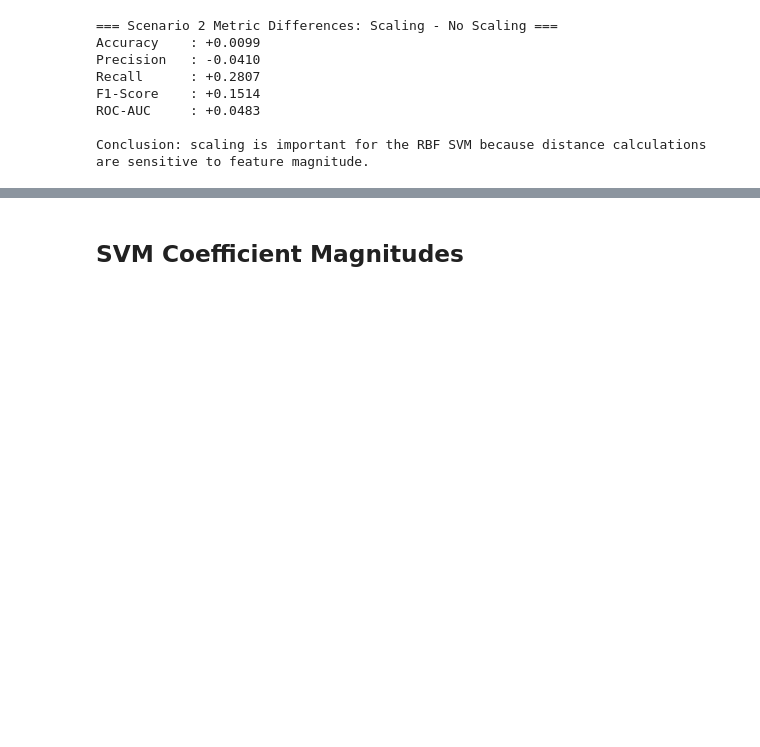
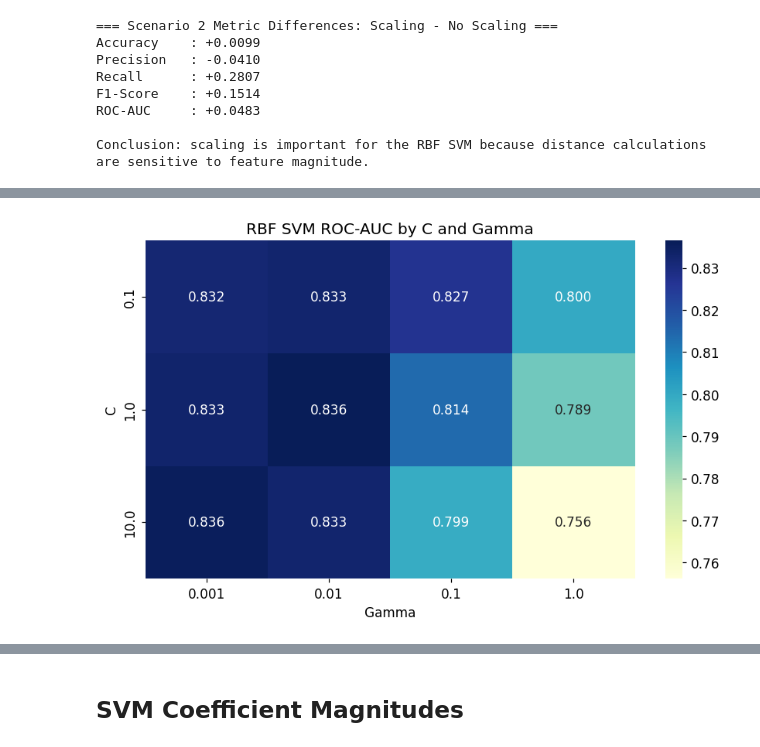
Before and after one commit to lemodoescoding/fp-ml-2026, a Jupyter notebook: svm.ipynb, the cells around one changed output, grey strips where cells are left out. Cells and saved outputs as stored; diff of their text form; code cells hidden in the pictures; blank space fills up the shorter version.

```diff
--- a/svm.ipynb
+++ b/svm.ipynb
@@ -636,0 +601,41 @@ plt.show()
+# %%
+
+rows = []
+
+for label, result in scenario_3_results.items():
+    if "rbf" not in label:
+        continue
+
+    parts = label.split(", ")
+
+    rows.append({
+        "C": float(parts[1].split("=")[1]),
+        "Gamma": float(parts[2].split("=")[1]),
+        "ROC-AUC": result["metrics"]["ROC-AUC"]
+    })
+
+df = pd.DataFrame(rows)
+
+pivot = df.pivot(
+    index="C",
+    columns="Gamma",
+    values="ROC-AUC"
+)
+
+plt.figure(figsize=(8, 5))
+
+sns.heatmap(
+    pivot,
+    annot=True,
+    fmt=".3f",
+    cmap="YlGnBu"
+)
+
+plt.title("RBF SVM ROC-AUC by C and Gamma")
+plt.ylabel("C")
+plt.xlabel("Gamma")
+
+plt.tight_layout()
+plt.show()
+# %% [output]
+[figure, added]
```
Also changed, not shown: parts of 12 cells of this notebook, 1 other file.
